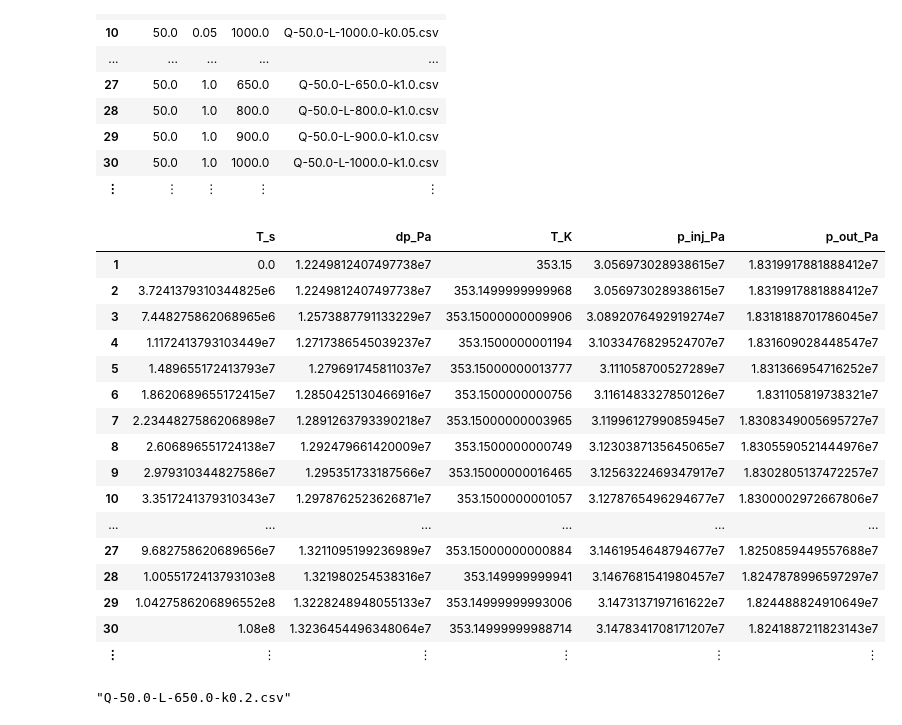
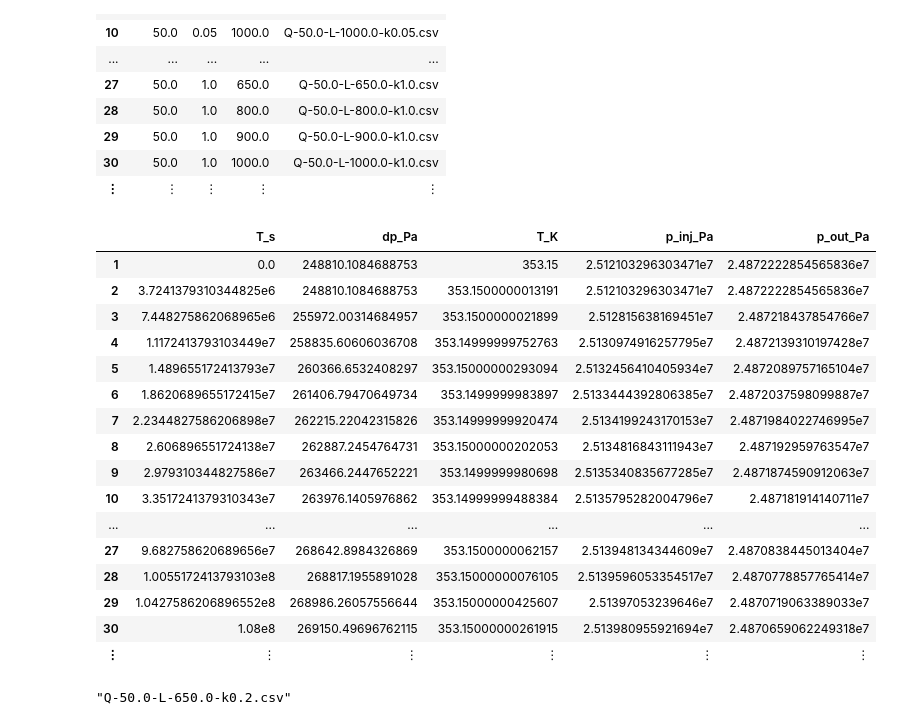
Before and after one commit to simulkade/geothermal, a Jupyter notebook: geothermal_paper_part1.ipynb, the cells around one changed output. Cells and saved outputs as stored; diff of their text form; code cells hidden in the pictures.

```diff
--- a/geothermal_paper_part1.ipynb
+++ b/geothermal_paper_part1.ipynb
@@ -116,24 +137,24 @@ df_res = DataFrames.readtable("res_guide.csv")
 | 30 | 50.0 | 1.0 | 1000.0 | Q-50.0-L-1000.0-k1.0.csv |
 | ⋮ | ⋮ | ⋮ | ⋮ | ⋮ |
 # %%
-readtable(df_res[:csv_name][1])
+readtable(df_res[:csv_name][26])
 # %% [output]
 |  | T_s | dp_Pa | T_K | p_inj_Pa | p_out_Pa |
-| 1 | 0.0 | 1.2249812407497738e7 | 353.15 | 3.056973028938615e7 | 1.8319917881888412e7 |
-| 2 | 3.7241379310344825e6 | 1.2249812407497738e7 | 353.1499999999968 | 3.056973028938615e7 | 1.8319917881888412e7 |
-| 3 | 7.448275862068965e6 | 1.2573887791133229e7 | 353.15000000009906 | 3.0892076492919274e7 | 1.8318188701786045e7 |
-| 4 | 1.1172413793103449e7 | 1.2717386545039237e7 | 353.1500000001194 | 3.1033476829524707e7 | 1.831609028448547e7 |
-| 5 | 1.489655172413793e7 | 1.279691745811037e7 | 353.15000000013777 | 3.111058700527289e7 | 1.831366954716252e7 |
-| 6 | 1.8620689655172415e7 | 1.2850425130466916e7 | 353.1500000000756 | 3.1161483327850126e7 | 1.831105819738321e7 |
-| 7 | 2.2344827586206898e7 | 1.2891263793390218e7 | 353.15000000003965 | 3.1199612799085945e7 | 1.8308349005695727e7 |
-| 8 | 2.606896551724138e7 | 1.292479661420009e7 | 353.1500000000749 | 3.1230387135645065e7 | 1.8305590521444976e7 |
-| 9 | 2.979310344827586e7 | 1.295351733187566e7 | 353.15000000016465 | 3.1256322469347917e7 | 1.8302805137472257e7 |
-| 10 | 3.3517241379310343e7 | 1.2978762523626871e7 | 353.1500000001057 | 3.1278765496294677e7 | 1.8300002972667806e7 |
+| 1 | 0.0 | 248810.1084688753 | 353.15 | 2.512103296303471e7 | 2.4872222854565836e7 |
+| 2 | 3.7241379310344825e6 | 248810.1084688753 | 353.1500000013191 | 2.512103296303471e7 | 2.4872222854565836e7 |
+| 3 | 7.448275862068965e6 | 255972.00314684957 | 353.1500000021899 | 2.512815638169451e7 | 2.487218437854766e7 |
+| 4 | 1.1172413793103449e7 | 258835.60606036708 | 353.14999999752763 | 2.5130974916257795e7 | 2.4872139310197428e7 |
+| 5 | 1.489655172413793e7 | 260366.6532408297 | 353.15000000293094 | 2.5132456410405934e7 | 2.4872089757165104e7 |
+| 6 | 1.8620689655172415e7 | 261406.79470649734 | 353.1499999983897 | 2.5133444392806385e7 | 2.4872037598099887e7 |
+| 7 | 2.2344827586206898e7 | 262215.22042315826 | 353.14999999920474 | 2.5134199243170153e7 | 2.4871984022746995e7 |
+| 8 | 2.606896551724138e7 | 262887.2454764731 | 353.15000000202053 | 2.5134816843111943e7 | 2.487192959763547e7 |
+| 9 | 2.979310344827586e7 | 263466.2447652221 | 353.1499999980698 | 2.5135340835677285e7 | 2.4871874590912063e7 |
+| 10 | 3.3517241379310343e7 | 263976.1405976862 | 353.14999999488384 | 2.5135795282004796e7 | 2.487181914140711e7 |
 | ... | ... | ... | ... | ... | ... |
-| 27 | 9.682758620689656e7 | 1.3211095199236989e7 | 353.15000000000884 | 3.1461954648794677e7 | 1.8250859449557688e7 |
-| 28 | 1.0055172413793103e8 | 1.321980254538316e7 | 353.149999999941 | 3.1467681541980457e7 | 1.8247878996597297e7 |
-| 29 | 1.0427586206896552e8 | 1.3228248948055133e7 | 353.14999999993006 | 3.1473137197161622e7 | 1.824488824910649e7 |
-| 30 | 1.08e8 | 1.3236454496348064e7 | 353.14999999988714 | 3.1478341708171207e7 | 1.8241887211823143e7 |
+| 27 | 9.682758620689656e7 | 268642.8984326869 | 353.1500000062157 | 2.513948134344609e7 | 2.4870838445013404e7 |
+| 28 | 1.0055172413793103e8 | 268817.1955891028 | 353.15000000076105 | 2.5139596053354517e7 | 2.4870778857765414e7 |
+| 29 | 1.0427586206896552e8 | 268986.26057556644 | 353.15000000425607 | 2.51397053239646e7 | 2.4870719063389033e7 |
+| 30 | 1.08e8 | 269150.49696762115 | 353.15000000261915 | 2.513980955921694e7 | 2.4870659062249318e7 |
 | ⋮ | ⋮ | ⋮ | ⋮ | ⋮ | ⋮ |
 # %%
 df_res[:csv_name][17]
```
Also changed, not shown: parts of 10 cells of this notebook, 7 other files.
